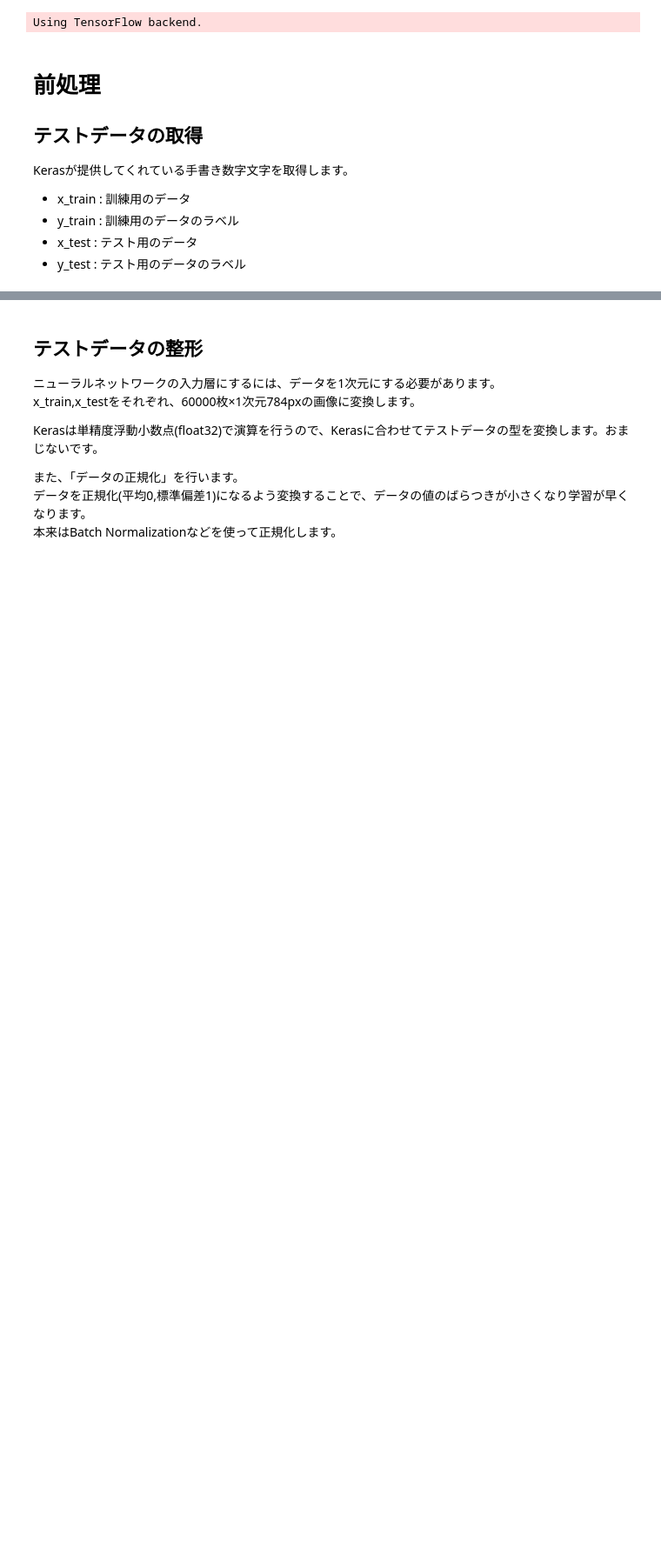
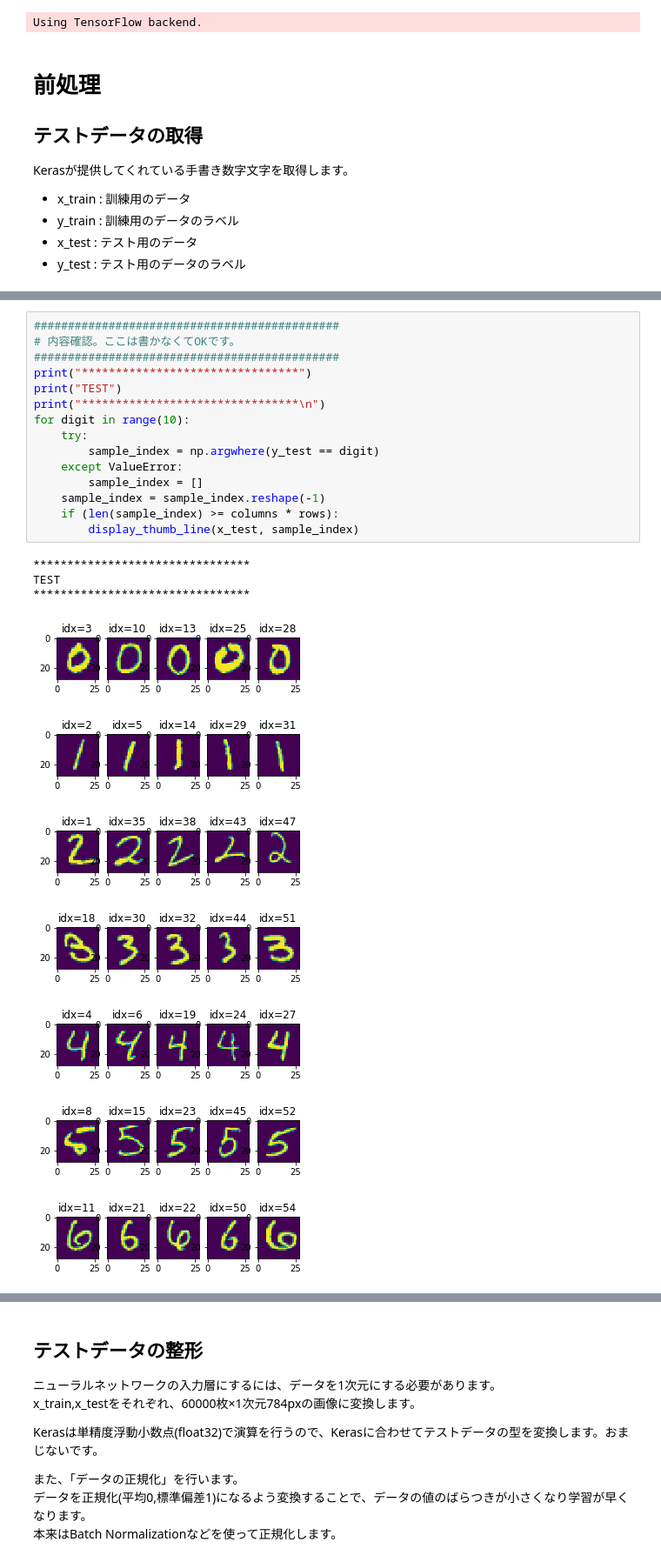
Before and after one commit to kurupical/keras_handson, a Jupyter notebook: handson_keras.ipynb, the cells around one changed output, grey strips where cells are left out. Shown at 87% size. Saved outputs shown, nothing was run; the diff lists cells and outputs as text; blank space fills up the shorter version.

```diff
--- a/handson_keras.ipynb
+++ b/handson_keras.ipynb
@@ -36,0 +93,26 @@ x_testの形:(10000, 28, 28)
+# %%
+#############################################
+# 内容確認。ここは書かなくてOKです。
+#############################################
+print("********************************")
+print("TEST")
+print("********************************\n")
+for digit in range(10):
+    try:
+        sample_index = np.argwhere(y_test == digit)
+    except ValueError:
+        sample_index = []
+    sample_index = sample_index.reshape(-1)
+    if (len(sample_index) >= columns * rows):
+        display_thumb_line(x_test, sample_index)
+# %% [output]
+********************************
+TEST
+********************************
+[figure, added]
+[figure, added]
+[figure, added]
+[figure, added]
+[figure, added]
+[figure, added]
+[figure, added]
```
Also changed, not shown: parts of 17 cells of this notebook.
